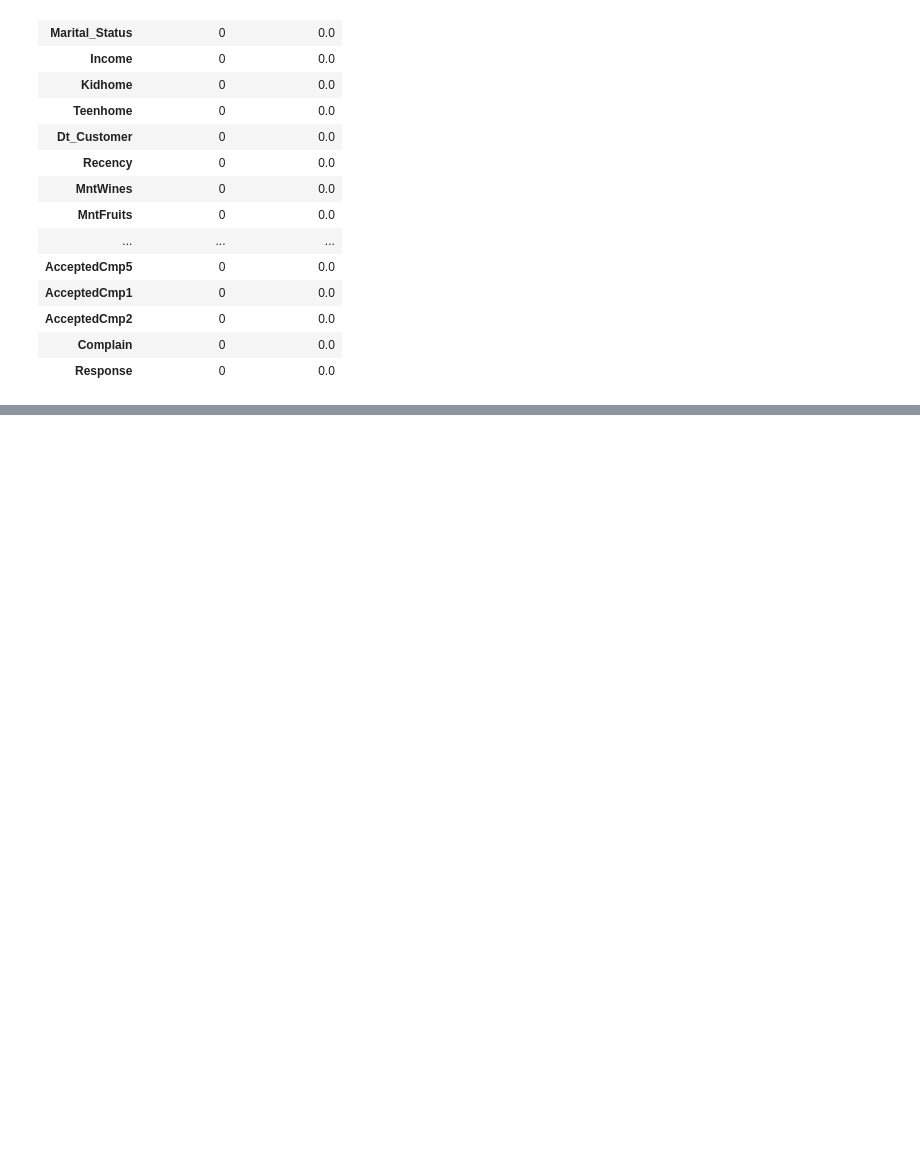
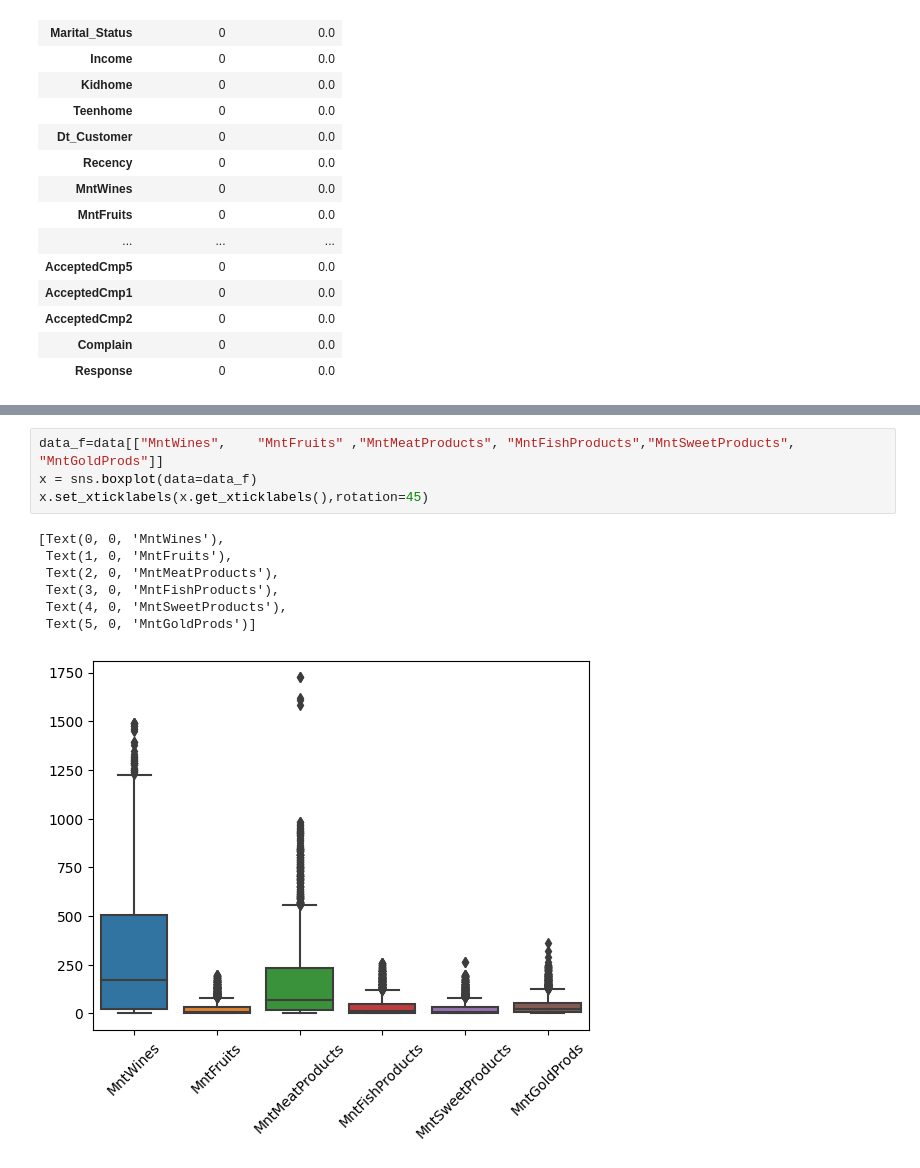
Before and after one commit to makarandmadhavi/Marketting-Campaign-Data-Analytics-and-Modeling-report, a Jupyter notebook: Marketting_Campaign_Feature_Engineering__Modeling_Interpretability_Report.ipynb, the cells around one changed output, grey strips where cells are left out. Drawn from its saved outputs; the diff is of its cells as text; blank space fills up the shorter version.

```diff
--- a/Marketting_Campaign_Feature_Engineering__Modeling_Interpretability_Report.ipynb
+++ b/Marketting_Campaign_Feature_Engineering__Modeling_Interpretability_Report.ipynb
@@ -305,0 +320,12 @@ missing_value_df
+# %%
+data_f=data[["MntWines",	"MntFruits"	,"MntMeatProducts",	"MntFishProducts","MntSweetProducts",	"MntGoldProds"]]
+x = sns.boxplot(data=data_f)
+x.set_xticklabels(x.get_xticklabels(),rotation=45)
+# %% [output]
+[Text(0, 0, 'MntWines'),
+ Text(1, 0, 'MntFruits'),
+ Text(2, 0, 'MntMeatProducts'),
+ Text(3, 0, 'MntFishProducts'),
+ Text(4, 0, 'MntSweetProducts'),
+ Text(5, 0, 'MntGoldProds')]
+[figure, added]
```
Also changed, not shown: parts of 35 cells of this notebook.
